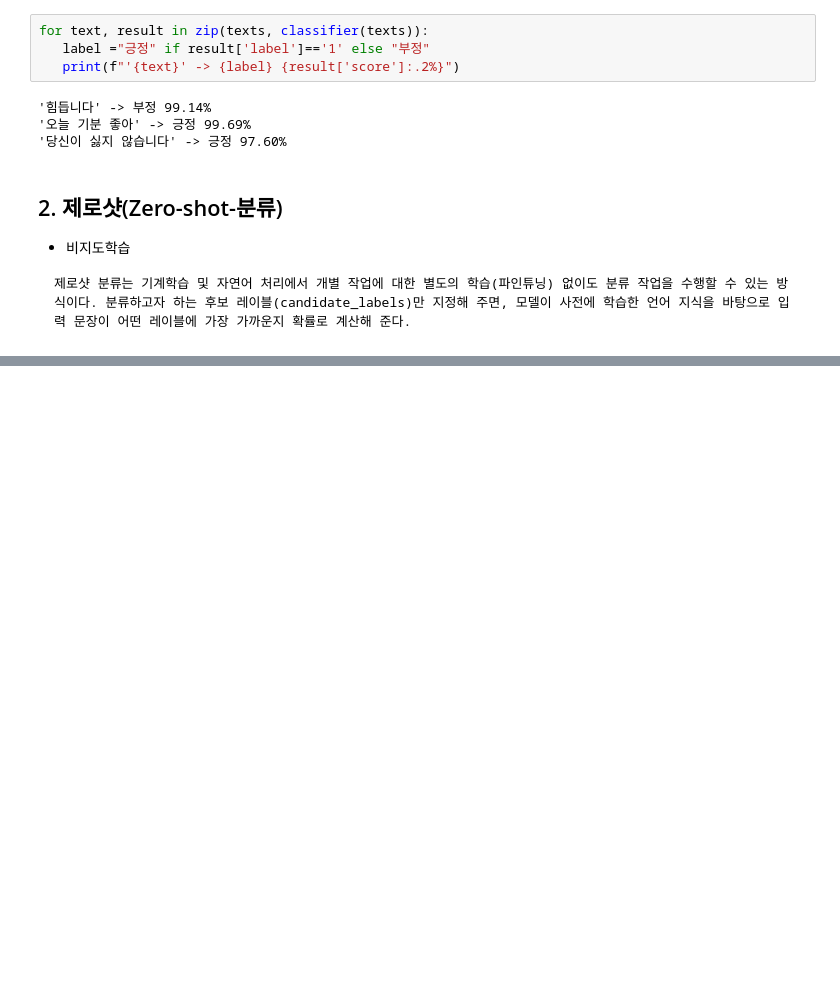
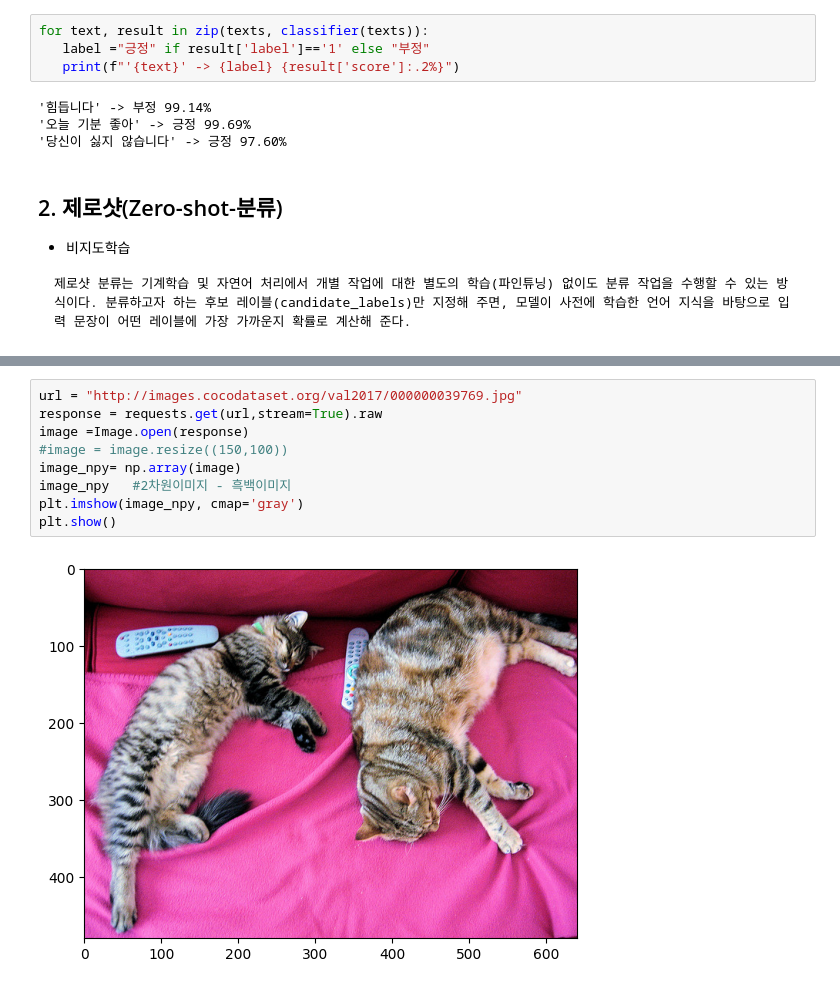
Before and after one commit to jack8704/ai, a Jupyter notebook: source/07_LLM/ch1_허깅페이스.ipynb, the cells around one changed output, grey strips where cells are left out. Saved outputs shown, nothing was run; the diff lists cells and outputs as text; blank space fills up the shorter version.

```diff
--- a/source/07_LLM/ch1_허깅페이스.ipynb
+++ b/source/07_LLM/ch1_허깅페이스.ipynb
@@ -131,0 +449,11 @@ classifier("This is a course about the Transformer library.",
+# %%
+url = "http://images.cocodataset.org/val2017/000000039769.jpg"
+response = requests.get(url,stream=True).raw
+image =Image.open(response)
+#image = image.resize((150,100))
+image_npy= np.array(image)
+image_npy   #2차원이미지 - 흑백이미지
+plt.imshow(image_npy, cmap='gray')
+plt.show()
+# %% [output]
+[figure, added]
```
Also changed, not shown: parts of 41 cells of this notebook, 14 other files.
